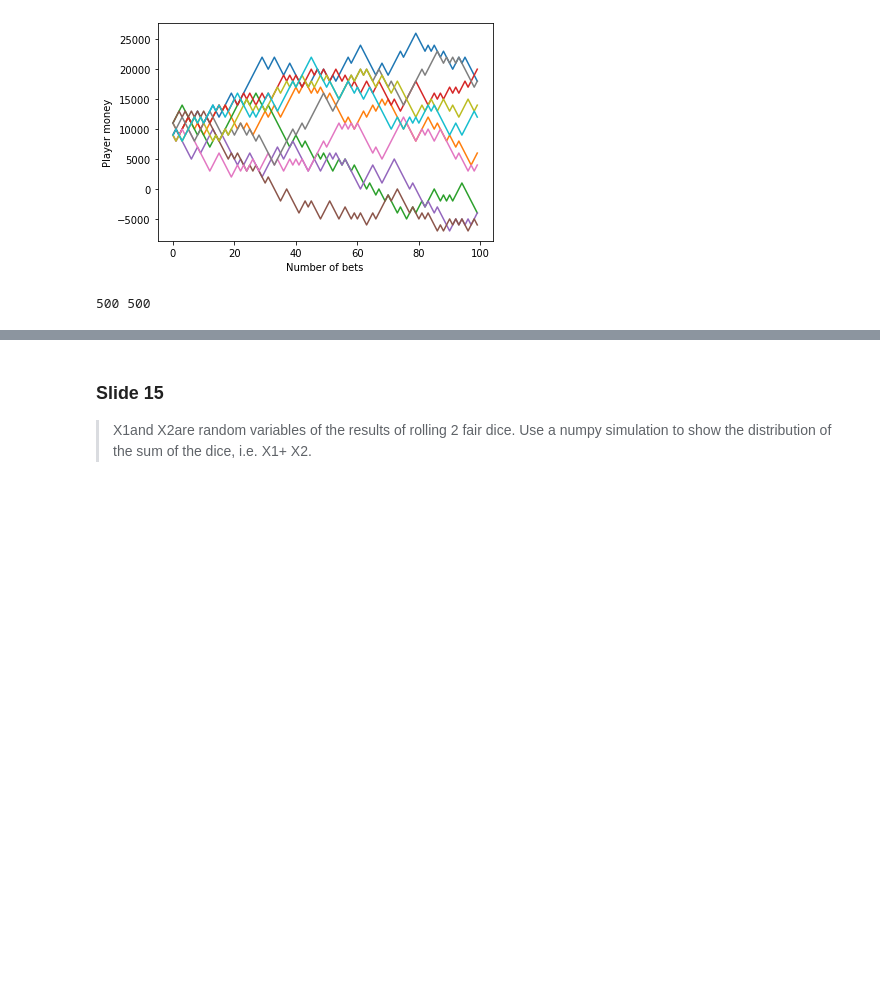
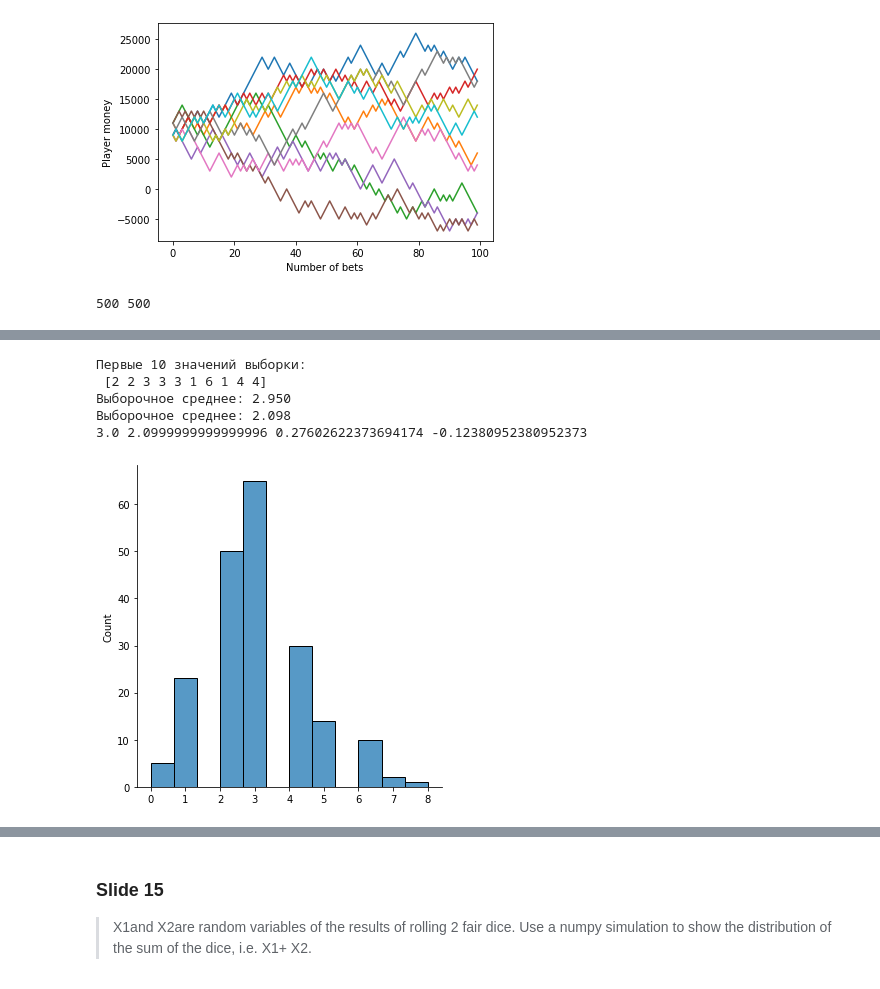
Before and after one commit to mclarin73/python_lessons, a Jupyter notebook: jupyter_file/Lesson - 5 Statistic .ipynb, the cells around one changed output, grey strips where cells are left out. Drawn from its saved outputs; the diff is of its cells as text; code cells hidden in the pictures; blank space fills up the shorter version.

```diff
--- a/jupyter_file/Lesson - 5 Statistic .ipynb
+++ b/jupyter_file/Lesson - 5 Statistic .ipynb
@@ -335,0 +379,26 @@ print(len(even), len(odd))
+# %%
+n, p = 10, 0.3
+
+sample = stats.binom(n = n, p = p).rvs(size = 200)
+
+mean, var, skew, kurt = stats.binom.stats(n, p, moments = 'mvsk')
+
+# var - дисперсия
+# skew - коэфициент ассиметрии
+# kurt коэффицие́нт эксце́сса
+
+
+print('Первые 10 значений выборки:\n', sample[:10])
+print('Выборочное среднее: %.3f' % sample.mean())
+print('Выборочное среднее: %.3f' % sample.var())
+print(mean, var, skew, kurt)
+# %% [output]
+Первые 10 значений выборки:
+ [2 2 3 3 3 1 6 1 4 4]
+Выборочное среднее: 2.950
+Выборочное среднее: 2.098
+3.0 2.0999999999999996 0.27602622373694174 -0.12380952380952373
+# %%
+sns.displot(data = sample);
+# %% [output]
+[figure, added]
```
Also changed, not shown: parts of 16 cells of this notebook, 2 other files.
